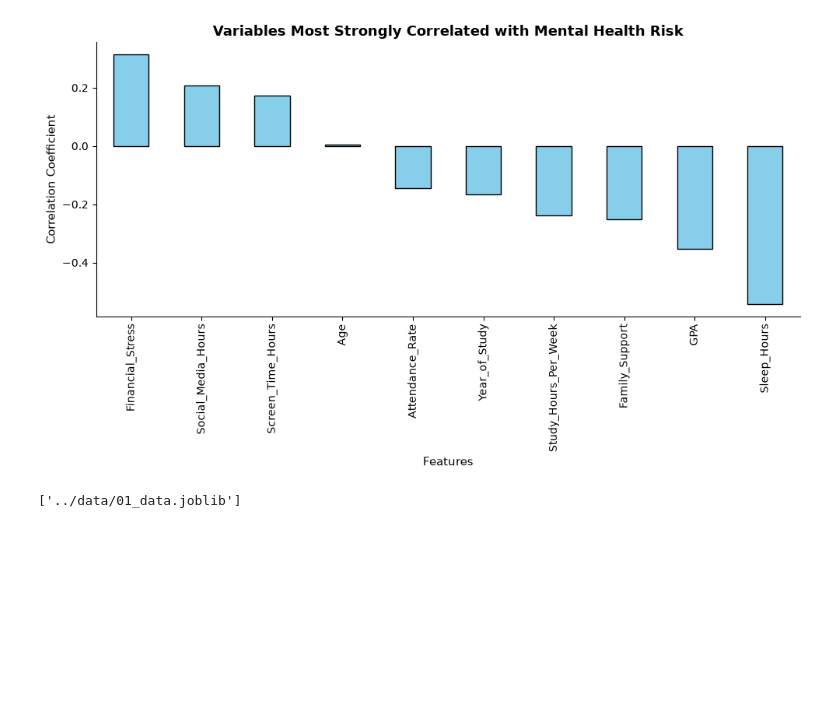
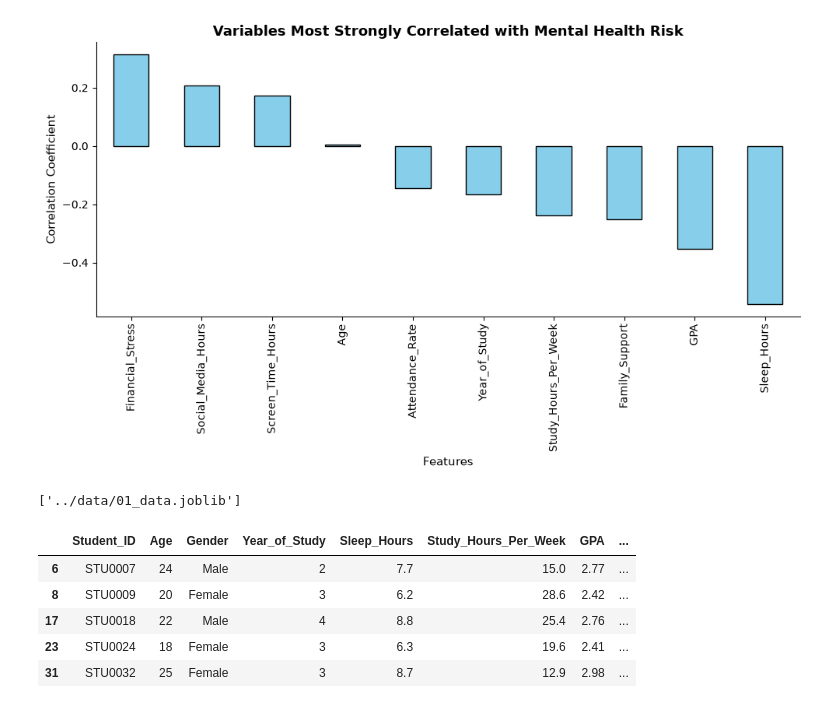
Before and after one commit to ouichouani/youcode_02_06, a Jupyter notebook: notebooks/01_Chargement_Analyse_exploratoire.ipynb, the cells around one changed output. Saved outputs shown, nothing was run; the diff lists cells and outputs as text; code cells hidden in the pictures; blank space fills up the shorter version.

```diff
--- a/notebooks/01_Chargement_Analyse_exploratoire.ipynb
+++ b/notebooks/01_Chargement_Analyse_exploratoire.ipynb
@@ -197,3 +197,12 @@ import joblib
 joblib.dump(data , "../data/01_data.joblib")
 # %% [output]
 ['../data/01_data.joblib']
+# %%
+data[data["Mental_Health_Risk"] == "Low"].head()
+# %% [output]
+|  | Student_ID | Age | Gender | Year_of_Study | Sleep_Hours | Study_Hours_Per_Week | GPA | ... |
+| 6 | STU0007 | 24 | Male | 2 | 7.7 | 15.0 | 2.77 | ... |
+| 8 | STU0009 | 20 | Female | 3 | 6.2 | 28.6 | 2.42 | ... |
+| 17 | STU0018 | 22 | Male | 4 | 8.8 | 25.4 | 2.76 | ... |
+| 23 | STU0024 | 18 | Female | 3 | 6.3 | 19.6 | 2.41 | ... |
+| 31 | STU0032 | 25 | Female | 3 | 8.7 | 12.9 | 2.98 | ... |
```
Also changed, not shown: 9 other files.
